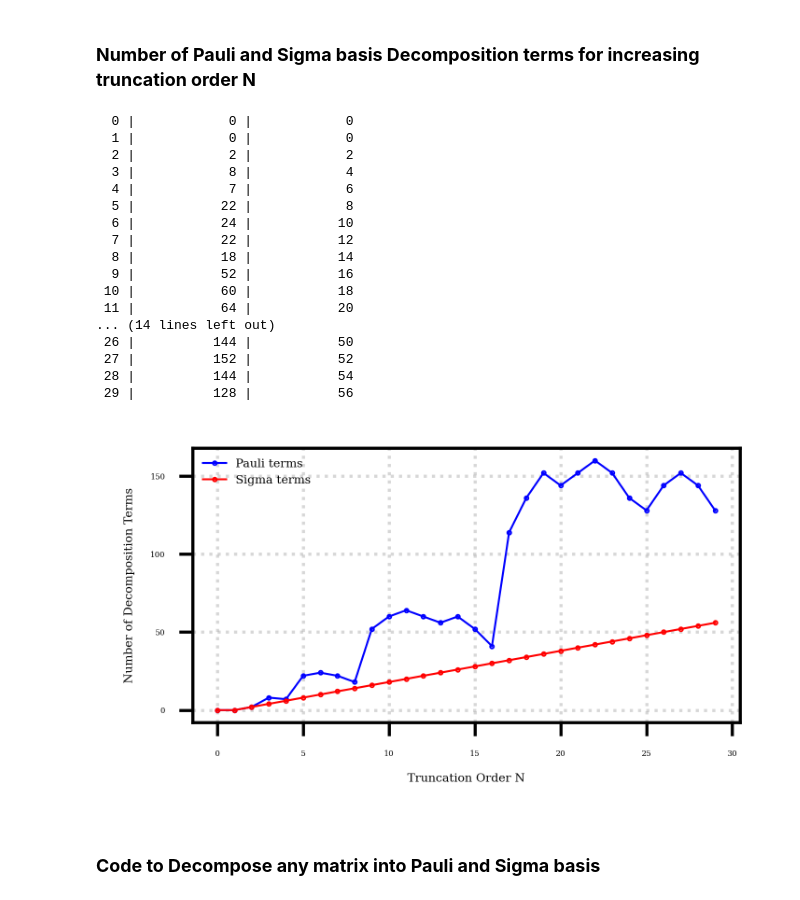
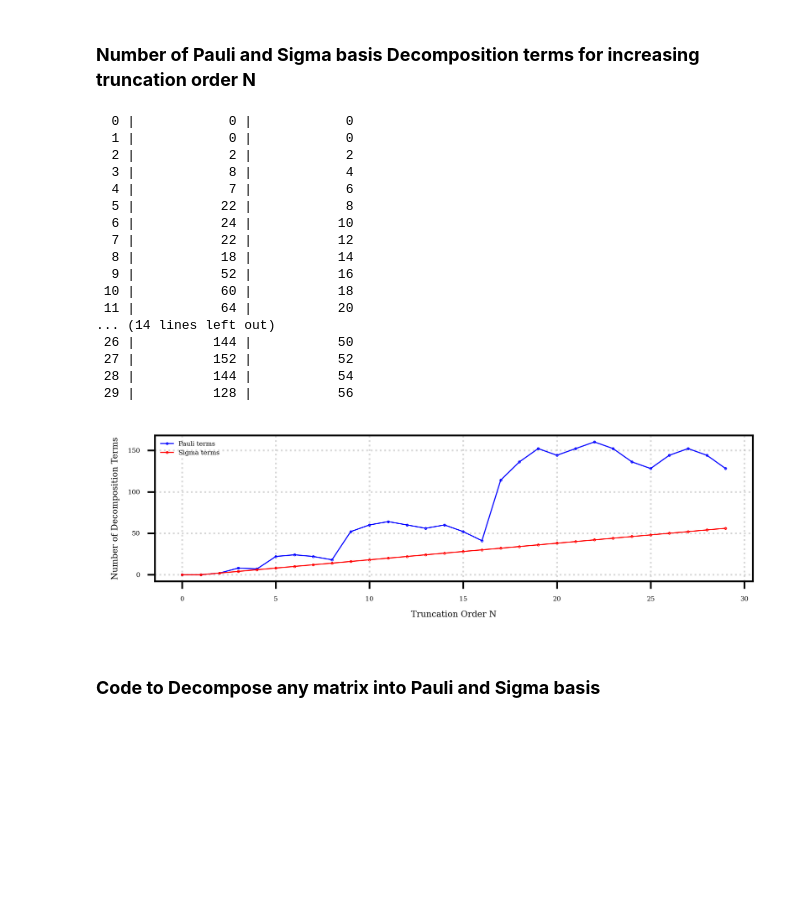
Before and after one commit to ali-tayyab/Carleman-Embedding, a Jupyter notebook: code.ipynb, the cells around one changed output. Drawn from its saved outputs; the diff is of its cells as text; code cells hidden in the pictures; blank space fills up the shorter version.

```diff
--- a/code.ipynb
+++ b/code.ipynb
@@ -318,41 +317,41 @@ for N in Ns:
     sigma_counts.append(sigma_count)
     print(f"{N:>3} | {pauli_count:>12} | {sigma_count:>12}")
 
 # ==========================================================
 # Plot results
 # ==========================================================
-plt.figure(figsize=(2.5,1.5))
-plt.plot(Ns, pauli_counts, marker='o', color='blue', markersize=0.4, label='Pauli terms')
-plt.plot(Ns, sigma_counts, marker='o', color='red', markersize=0.4, label='Sigma terms')
+plt.figure(figsize=(4.5,1.5))
+plt.plot(Ns, pauli_counts, marker='o', color='blue', markersize=0.3, label='Pauli terms')
+plt.plot(Ns, sigma_counts, marker='o', color='red', markersize=0.3, label='Sigma terms')
 
 # plt.title(fontsize=2)
-plt.xlabel('Truncation Order N',fontsize=3)
-plt.ylabel('Number of Decomposition Terms',fontsize=3)
-plt.xticks(fontsize=2)
-plt.yticks(fontsize=2)
+plt.xlabel('Truncation Order N',fontsize=4)
+plt.ylabel('Number of Decomposition Terms',fontsize=4)
+plt.xticks(fontsize=3)
+plt.yticks(fontsize=3)
 plt.grid(True, linestyle=':', alpha=0.5)
 plt.legend(frameon=False, fontsize=3)
 plt.tight_layout()
 plt.show()
 # %% [output]
   0 |            0 |            0
   1 |            0 |            0
   2 |            2 |            2
   3 |            8 |            4
   4 |            7 |            6
   5 |           22 |            8
   6 |           24 |           10
   7 |           22 |           12
   8 |           18 |           14
   9 |           52 |           16
  10 |           60 |           18
  11 |           64 |           20
 ... (14 lines left out)
  26 |          144 |           50
  27 |          152 |           52
  28 |          144 |           54
  29 |          128 |           56
-[figure, old version]
+[figure, new version]
 # %% [markdown]
 ### **Code to Decompose any matrix into Pauli and Sigma basis**
 # %%
```
Also changed, not shown: parts of 3 cells of this notebook, 1 other file.
